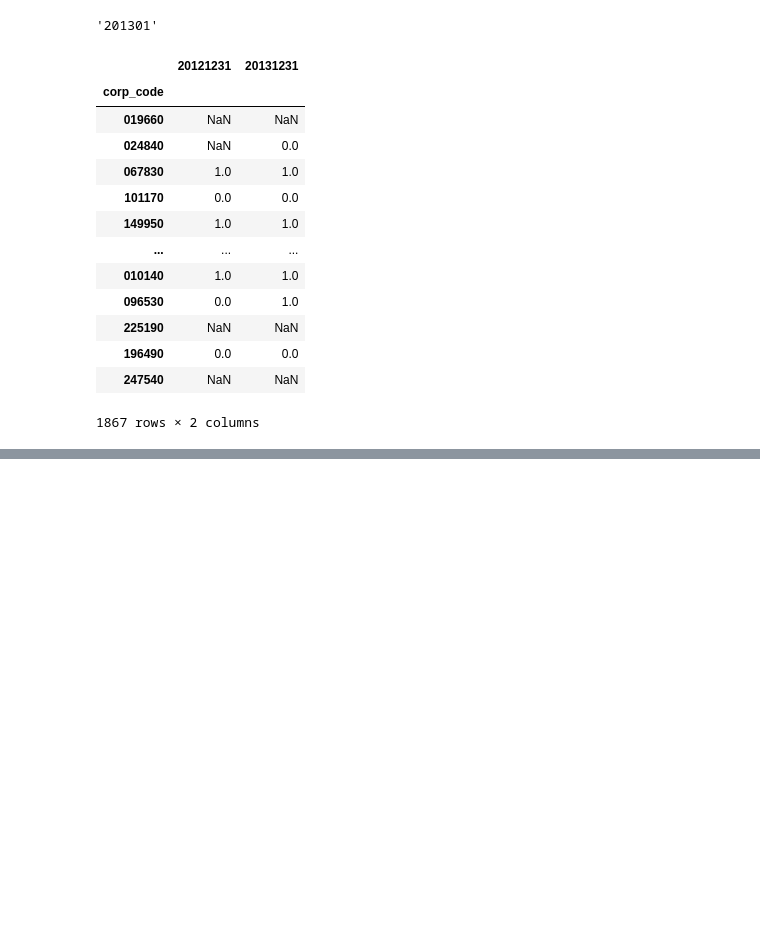
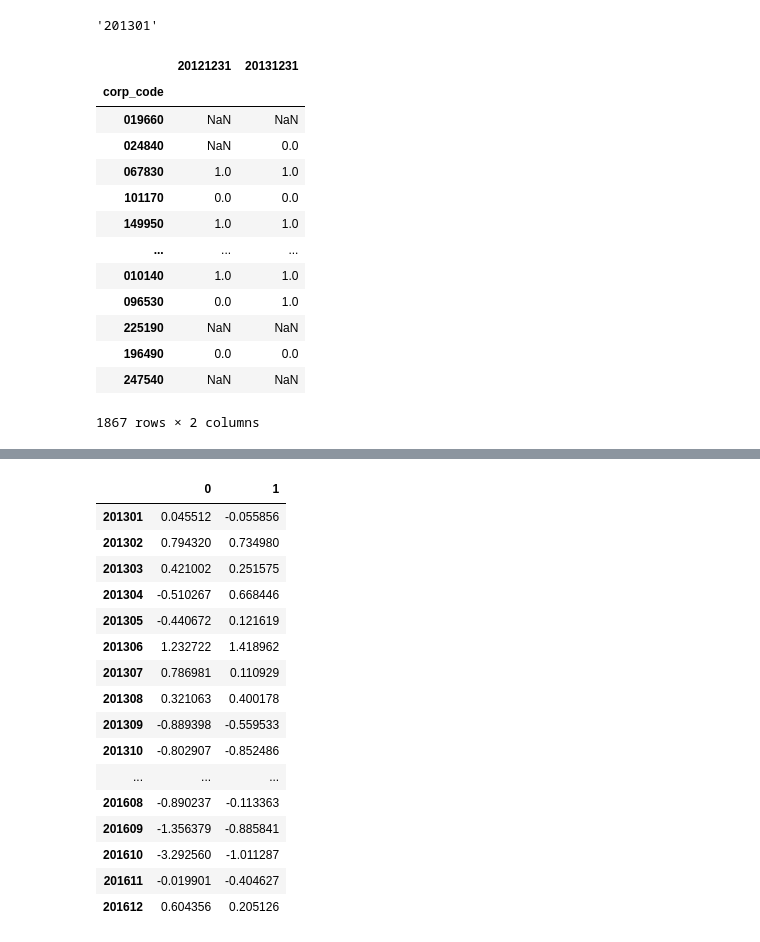
Before and after one commit to Eternity402/Factor_Investing, a Jupyter notebook: Sirius_API.ipynb, the cells around one changed output, grey strips where cells are left out. Drawn from its saved outputs; the diff is of its cells as text; code cells hidden in the pictures; blank space fills up the shorter version.

```diff
--- a/Sirius_API.ipynb
+++ b/Sirius_API.ipynb
@@ -368,16 +364,16 @@ def get_factor_on_date_by_mask(mask, term = 'd', winsorize_limits = 0.01, weight
                 flag+=1
                 c_mask = mask.iloc[:,flag]
             date_point_marked = date_point
-            first = get_market_data_on_date(date_point_marked, print_error = False).loc[:,['종목코드', '종가', '시가총액']]
+            first = get_market_data_on_date(date_point_marked, print_error = False).loc[:,['종목코드', '종가', '시가총액', '등락률']]
             date_point = find_next_market_date(date_point_marked)
-            second = get_market_data_on_date(date_point, print_error = False).loc[:,['종목코드', '종가', '시가총액']]
+            second = get_market_data_on_date(date_point, print_error = False).loc[:,['종목코드', '종가', '시가총액', '등락률']]
             date_list.append(date_point)
             return_list = [[] for x in np.arange(mask.max()[0]+1)]
             value_list = [[] for x in np.arange(mask.max()[0]+1)]
             for i in range(len(first)):
                 if first.iloc[i,0] in c_mask.index and c_mask.notna().loc[first.iloc[i,0]]:
                     if second.notna()[second['종목코드'] == first.iloc[i,0]].iloc[0,0]:
-                        return_list[int(c_mask.loc[first.iloc[i,0]])].append((second[second['종목코드'] == first.iloc[i,0]].iloc[0,1] - first.iloc[i,1])/first.iloc[i,1])
+                        return_list[int(c_mask.loc[first.iloc[i,0]])].append(second[second['종목코드'] == first.iloc[i,0]].iloc[0,3])
                     else:
                         return_list[int(c_mask.loc[first.iloc[i,0]])].append(-0.99)
                     value_list[int(c_mask.loc[first.iloc[i,0]])].append(first.iloc[i,2])
@@ -403,21 +399,21 @@ def get_factor_on_date_by_mask(mask, term = 'd', winsorize_limits = 0.01, weight
                 # 기준이 바뀌었을 경우에는 기간 시초가를 기준으로 계산
                 date_point = find_next_market_date(date_point)
                 date_point_marked = date_point
-                first = get_market_data_on_date(date_point_marked, print_error = False).loc[:,['종목코드', '시가', '시가총액']]
+                first = get_market_data_on_date(date_point_marked, print_error = False).loc[:,['종목코드', '시가', '시가총액', '등락률']]
             elif pd.Timestamp(find_next_market_date(date_point)) > pd.Timestamp(mask.columns[flag+1]):
                 flag+=1
                 c_mask = mask.iloc[:,flag]
                 # 기준이 바뀌었을 경우에는 기간 시초가를 기준으로 계산
                 date_point = find_next_market_date(date_point)
                 date_point_marked = date_point
-                first = get_market_data_on_date(date_point_marked, print_error = False).loc[:,['종목코드', '시가', '시가총액']]
+                first = get_market_data_on_date(date_point_marked, print_error = False).loc[:,['종목코드', '시가', '시가총액', '등락률']]
             else:
                 date_point_marked = date_point
-                first = get_market_data_on_date(date_point_marked, print_error = False).loc[:,['종목코드', '종가', '시가총액']]
+                first = get_market_data_on_date(date_point_marked, print_error = False).loc[:,['종목코드', '종가', '시가총액', '등락률']]
 
             # 통일된 수식으로 flag가 바뀐 경우의 말일을 계산할 수 있음
             date_point = last_market_date(find_next_market_date(date_point_marked))
-            second = get_market_data_on_date(date_point, print_error = False).loc[:,['종목코드', '종가', '시가총액']]
+            second = get_market_data_on_date(date_point, print_error = False).loc[:,['종목코드', '종가', '시가총액', '등락률']]
             date_list.append(date_point[:6])
             return_list = [[] for x in np.arange(mask.max()[0]+1)]
             value_list = [[] for x in np.arange(mask.max()[0]+1)]
@@ -428,7 +424,7 @@ def get_factor_on_date_by_mask(mask, term = 'd', winsorize_limits = 0.01, weight
                             if first.iloc[i,1] == 0:
                                 return_list[int(c_mask.loc[first.iloc[i,0]])].append(0)
                             else:
-                                return_list[int(c_mask.loc[first.iloc[i,0]])].append((second[second['종목코드'] == first.iloc[i,0]].iloc[0,1] - first.iloc[i,1])/first.iloc[i,1])
+                                return_list[int(c_mask.loc[first.iloc[i,0]])].append(second[second['종목코드'] == first.iloc[i,0]].iloc[0,3])
                         else:
                             return_list[int(c_mask.loc[first.iloc[i,0]])].append(-0.99)
                     else:
@@ -890,0 +902,2 @@ Name: 173, dtype: object
+# %%
+equity_factor= get_factor_on_date_by_mask(get_mask(equity), term = 'm', winsorize_limits = 0.01, weight = 'VW')
@@ -890,0 +921,20 @@ Name: 173, dtype: object
+# %%
+equity_factor
+# %% [output]
+|  | 0 | 1 |
+| 201301 | 0.045512 | -0.055856 |
+| 201302 | 0.794320 | 0.734980 |
+| 201303 | 0.421002 | 0.251575 |
+| 201304 | -0.510267 | 0.668446 |
+| 201305 | -0.440672 | 0.121619 |
+| 201306 | 1.232722 | 1.418962 |
+| 201307 | 0.786981 | 0.110929 |
+| 201308 | 0.321063 | 0.400178 |
+| 201309 | -0.889398 | -0.559533 |
+| 201310 | -0.802907 | -0.852486 |
+| ... | ... | ... |
+| 201608 | -0.890237 | -0.113363 |
+| 201609 | -1.356379 | -0.885841 |
+| 201610 | -3.292560 | -1.011287 |
+| 201611 | -0.019901 | -0.404627 |
+| 201612 | 0.604356 | 0.205126 |
```
Also changed, not shown: parts of 44 cells of this notebook.
